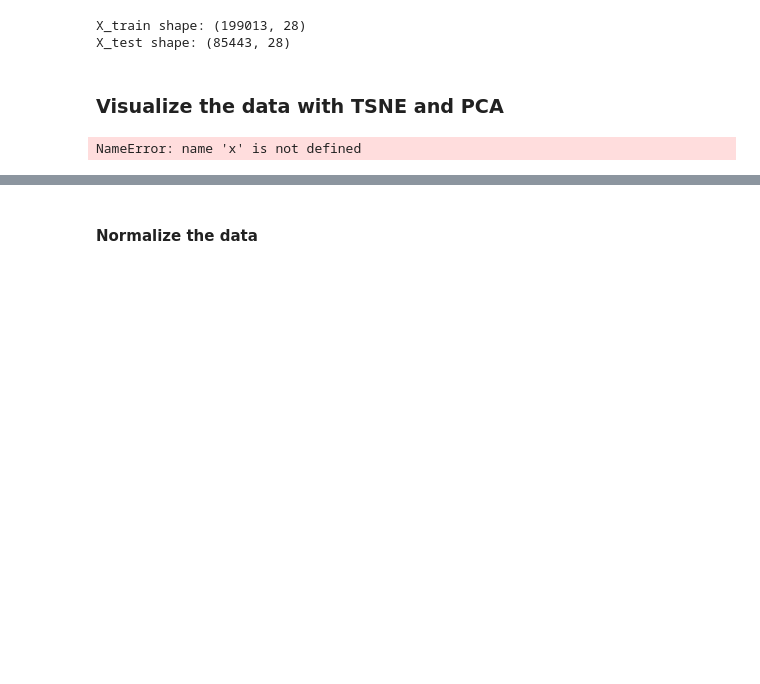
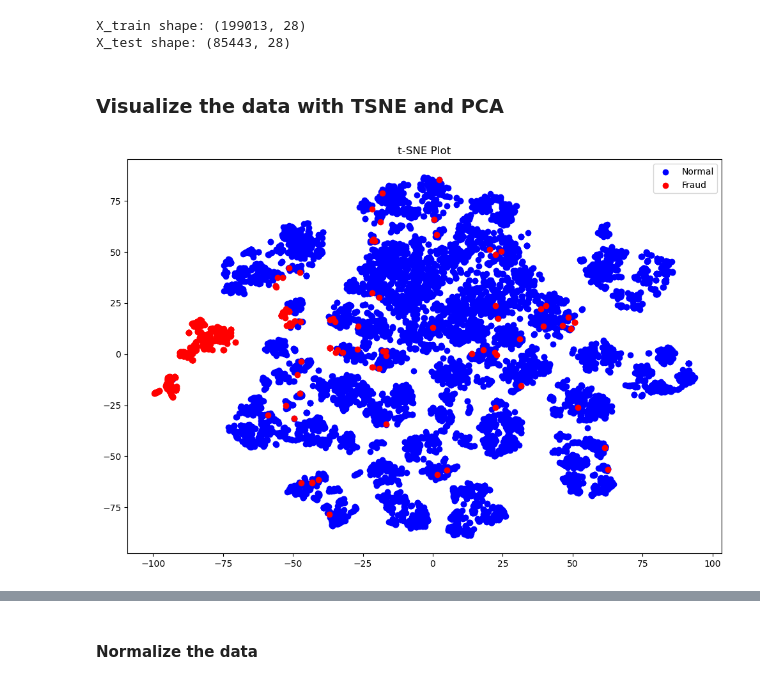
Before and after one commit to m1r1st4r/AI, a Jupyter notebook: 07_1103_FraudDetection(Sparse_AE).ipynb, the cells around one changed output, grey strips where cells are left out. Cells and saved outputs as stored; diff of their text form; code cells hidden in the pictures; blank space fills up the shorter version.

```diff
--- a/07_1103_FraudDetection(Sparse_AE).ipynb
+++ b/07_1103_FraudDetection(Sparse_AE).ipynb
@@ -98,13 +98,14 @@ y = dfd['Class'].values
 
 SEED = 42
 # %%
-tsne = TSNE(n_components=2, random_state=SEED).fit_transform(x)
+tsne = TSNE(n_components=2, random_state=SEED, init='random', learning_rate=200)
+xtsne = tsne.fit_transform(x)
 plt.figure(figsize=(12,8));
-plt.scatter(tsne[np.where(y==0), 0], y=tsne[np.where(y==0), 1], color="blue", label='Normal')
-plt.scatter(x=tsne[np.where(y==1), 0], y=tsne[np.where(y==1), 1], color="red", label='Fraud')
+plt.scatter(xtsne[np.where(y==0), 0], y=xtsne[np.where(y==0), 1], color="blue", label='Normal')
+plt.scatter(x=xtsne[np.where(y==1), 0], y=xtsne[np.where(y==1), 1], color="red", label='Fraud')
 plt.title('t-SNE Plot')
 plt.legend()
 plt.show()
 # %% [output]
-NameError: name 'x' is not defined
+[figure, added]
 # %%
```
Also changed, not shown: parts of 1 cell of this notebook.
